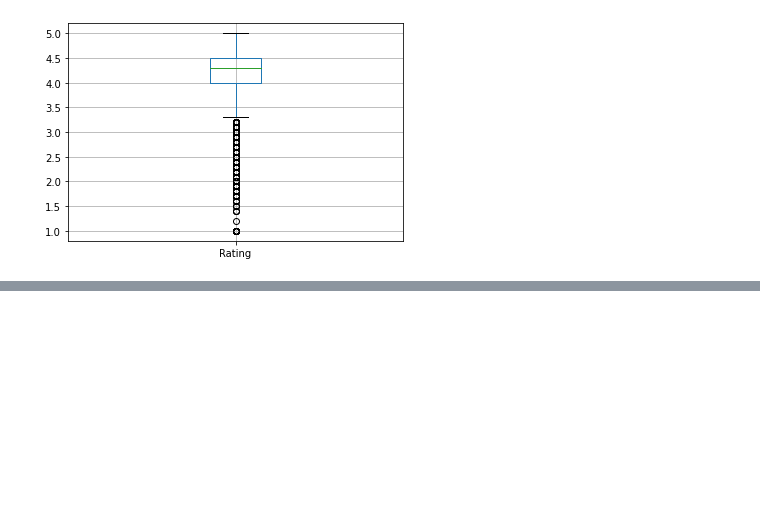
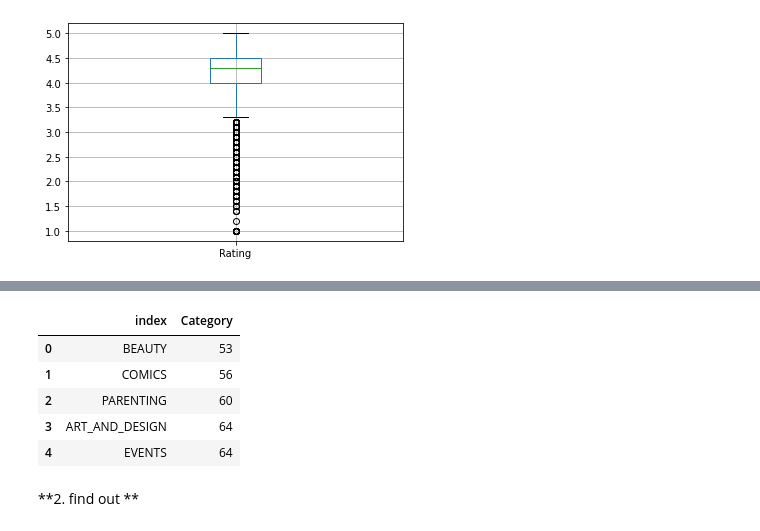
Before and after one commit to sarodeshreyash/Play-Store-App-Review-Analysis, a Jupyter notebook: Play_Store_App_Review_Analysis_Capstone_Project.ipynb, the cells around one changed output, grey strips where cells are left out. Saved outputs shown, nothing was run; the diff lists cells and outputs as text; code cells hidden in the pictures; blank space fills up the shorter version.

```diff
--- a/Play_Store_App_Review_Analysis_Capstone_Project.ipynb
+++ b/Play_Store_App_Review_Analysis_Capstone_Project.ipynb
@@ -403,0 +370,12 @@ Name: Category, dtype: int64
+# %%
+bottom_five_category = df1['Category'].value_counts(ascending=True).head(5).reset_index()
+bottom_five_category
+# %% [output]
+|  | index | Category |
+| 0 | BEAUTY | 53 |
+| 1 | COMICS | 56 |
+| 2 | PARENTING | 60 |
+| 3 | ART_AND_DESIGN | 64 |
+| 4 | EVENTS | 64 |
+# %% [markdown]
+**2. find out **
```
Also changed, not shown: parts of 61 cells of this notebook.
